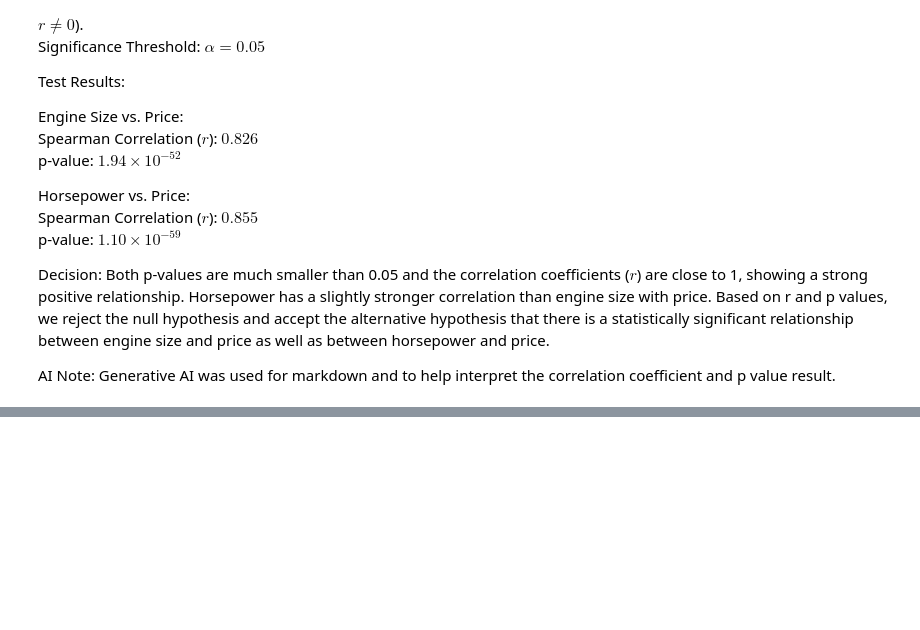
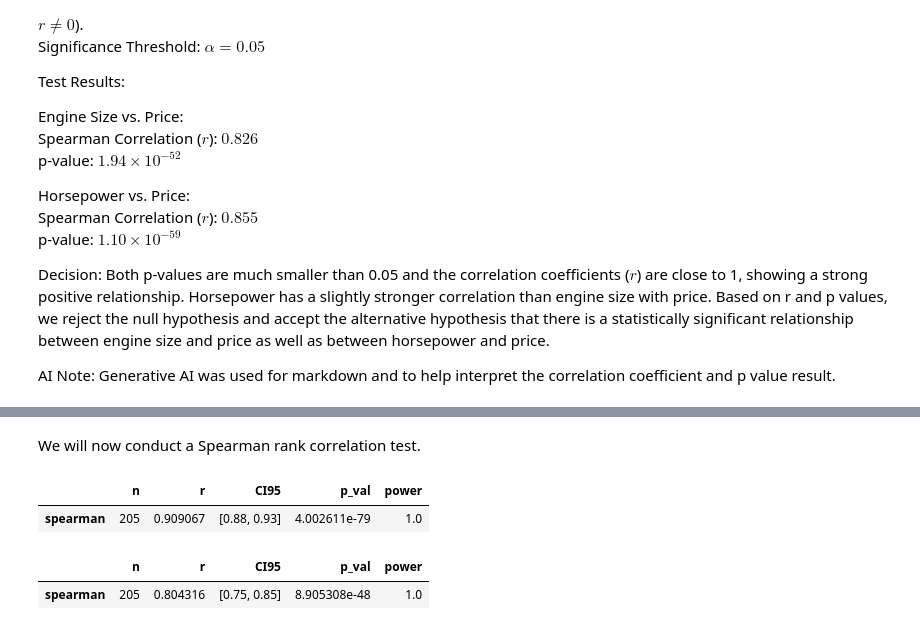
Before and after one commit to EHemraj/Car-Price-Analysis, a Jupyter notebook: jupyter_notebooks/02_EDA.ipynb, the cells around one changed output, grey strips where cells are left out. Drawn from its saved outputs; the diff is of its cells as text; code cells hidden in the pictures; blank space fills up the shorter version.

```diff
--- a/jupyter_notebooks/02_EDA.ipynb
+++ b/jupyter_notebooks/02_EDA.ipynb
@@ -347,0 +386,27 @@ AI Note: Generative AI was used for markdown and to help interpret the correlati
+# %% [markdown]
+We will now conduct a Spearman rank correlation test.
+# %%
+# Code adapted from Gemini
+# Spearman rank correlation
+
+# Test correlation between curb_weight and price
+corr_weight = pg.corr(
+    x=df["curb_weight"],
+    y=df["price"],
+    method="spearman",
+)
+
+# Test correlation between car_length and price
+corr_length = pg.corr(
+    x=df["car_length"],
+    y=df["price"],
+    method="spearman",
+)
+
+display(corr_weight)
+display(corr_length)
+# %% [output]
+|  | n | r | CI95 | p_val | power |
+| spearman | 205 | 0.909067 | [0.88, 0.93] | 4.002611e-79 | 1.0 |
+|  | n | r | CI95 | p_val | power |
+| spearman | 205 | 0.804316 | [0.75, 0.85] | 8.905308e-48 | 1.0 |
```
Also changed, not shown: parts of 8 cells of this notebook.
